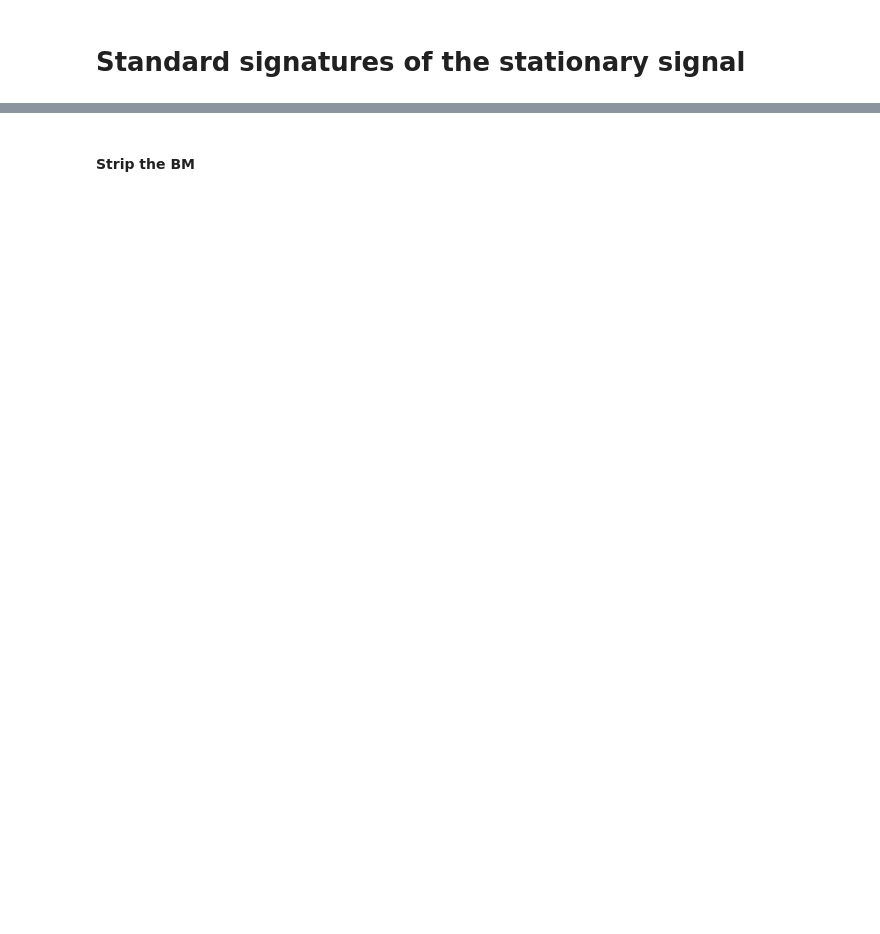
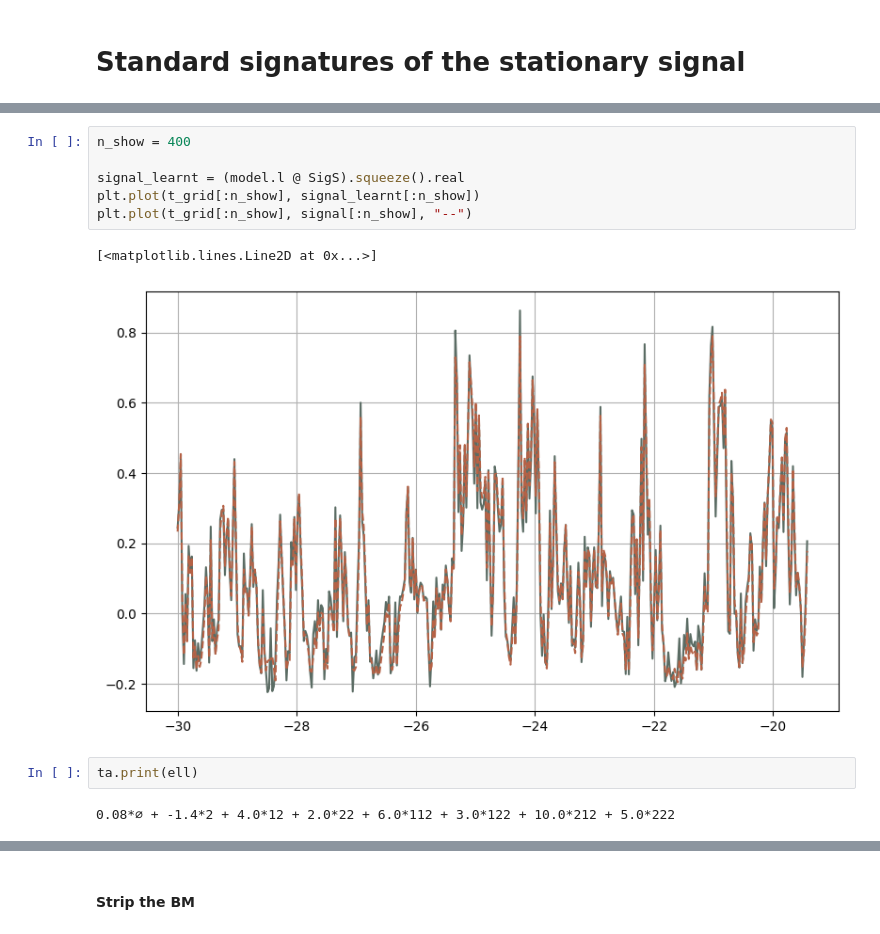
Before and after one commit to MrG1raffe/signature, a Jupyter notebook: notebooks/SignalSignature.ipynb, the cells around one changed output, grey strips where cells are left out. Drawn from its saved outputs; the diff is of its cells as text; blank space fills up the shorter version.

```diff
--- a/notebooks/SignalSignature.ipynb
+++ b/notebooks/SignalSignature.ipynb
@@ -143,0 +159,13 @@ Calibrated coefficients:
+# %%
+n_show = 400
+
+signal_learnt = (model.l @ SigS).squeeze().real
+plt.plot(t_grid[:n_show], signal_learnt[:n_show])
+plt.plot(t_grid[:n_show], signal[:n_show], "--")
+# %% [output]
+[<matplotlib.lines.Line2D at 0x...>]
+[figure, added]
+# %%
+ta.print(ell)
+# %% [output]
+0.08*∅ + -1.4*2 + 4.0*12 + 2.0*22 + 6.0*112 + 3.0*122 + 10.0*212 + 5.0*222
```
Also changed, not shown: parts of 17 cells of this notebook, 1 other file.
